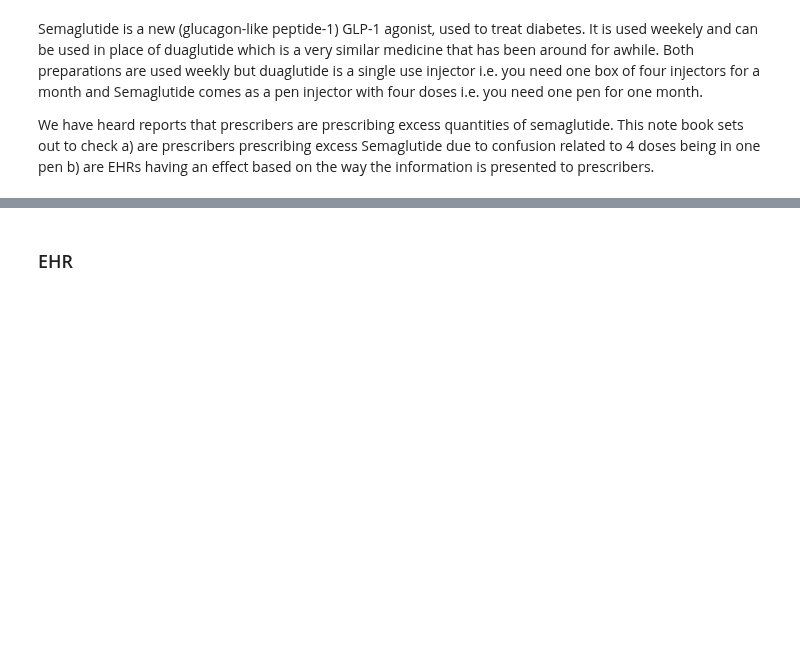
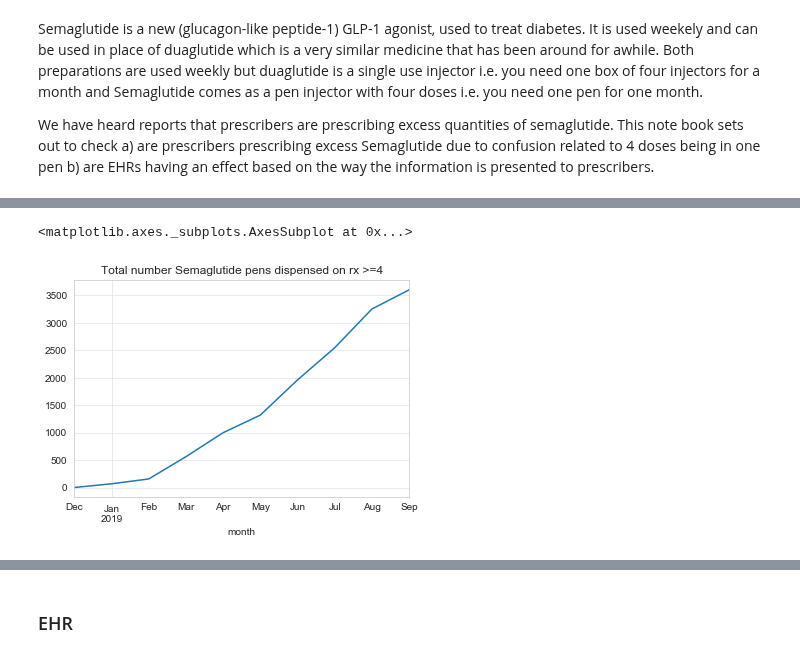
Before and after one commit to ebmdatalab/jupyter-notebooks, a Jupyter notebook: measures_by_software/Draft ideas/Diabetes - Semaglutide/Semaglutide Quantity Draft.ipynb, the cells around one changed output, grey strips where cells are left out. Saved outputs shown, nothing was run; the diff lists cells and outputs as text; code cells hidden in the pictures; blank space fills up the shorter version.

```diff
--- a/measures_by_software/Draft ideas/Diabetes - Semaglutide/Semaglutide Quantity Draft.ipynb
+++ b/measures_by_software/Draft ideas/Diabetes - Semaglutide/Semaglutide Quantity Draft.ipynb
@@ -61,0 +70,5 @@ df.groupby("month")['total_QI'].sum().plot(kind='line', title="Total number Sema
+# %%
+df.groupby("month")['quantity_four'].sum().plot(kind='line', title="Total number Semaglutide pens dispensed on rx >=4")
+# %% [output]
+<matplotlib.axes._subplots.AxesSubplot at 0x...>
+[figure, added]
```
Also changed, not shown: parts of 5 cells of this notebook, 1 other file.
